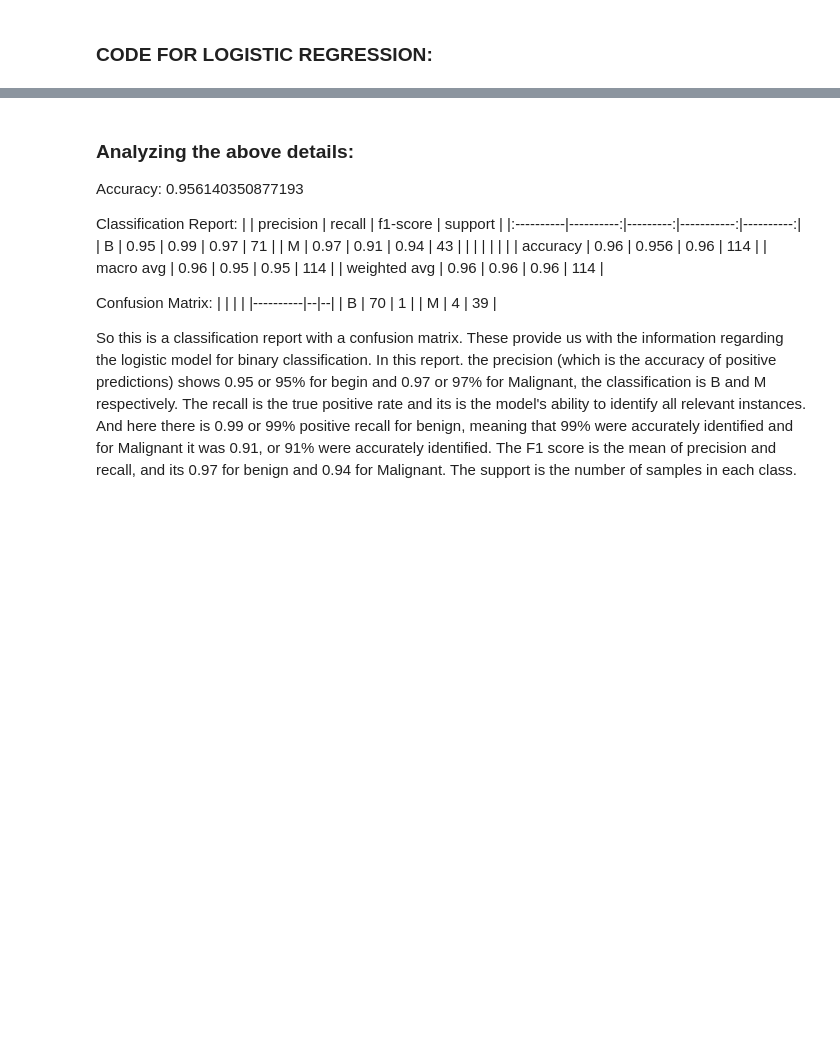
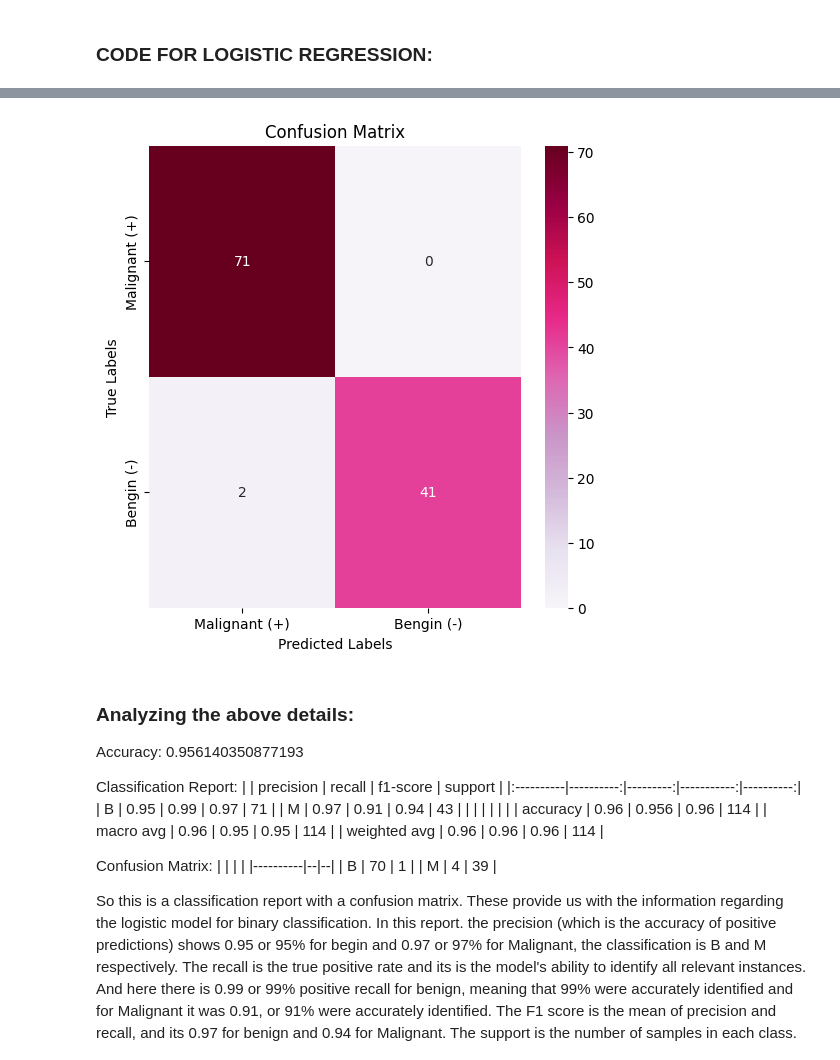
Before and after one commit to Kabhatt/Machine-Learning-Analysis-of-Breast-Cancer-Data, a Jupyter notebook: cancer-1.ipynb, the cells around one changed output, grey strips where cells are left out. Drawn from its saved outputs; the diff is of its cells as text; code cells hidden in the pictures; blank space fills up the shorter version.

```diff
--- a/cancer-1.ipynb
+++ b/cancer-1.ipynb
@@ -255,14 +214,14 @@ import matplotlib.pyplot as plt
 import seaborn as sns
 
 ### This line of code only allows integers and floats to be selected in our data.
-data = data.select_dtypes(include=['int64', 'float64'])
+dat = data.select_dtypes(include=['int64', 'float64'])
 
 ### we will first create a figure that will give us more control about the figure properties such as height and weight. We can use the second command
 ### like sns.heatmap but the figure would not be clean and it would over lap.
 fig, ax = plt.subplots(figsize=(20, 20))
 
 ### we changed the decimal places to two by using fmt='.2f' instead of fmt='.1f'
-sns.heatmap(data.corr(), cbar=True, fmt='.2f', annot=True,cmap="OrRd")
+sns.heatmap(dat.corr(), cbar=True, fmt='.2f', annot=True,cmap="OrRd")
 ax.set_title("Heat Map for Cancer Data", fontsize = 22)
 # %% [output]
 Text(0.5, 1.0, 'Heat Map for Cancer Data')
@@ -353,0 +287,24 @@ Please also refer to the documentation for alternative solver options:
+# %%
+from sklearn.linear_model import LogisticRegression
+
+# Assuming 'X_train' and 'y_train' are your training data
+model = LogisticRegression(C=0.2, max_iter=500)
+
+# Fit the logistic regression model to the training data
+model.fit(X_train, y_train)
+
+# Now the model is trained and you can use it for predictions
+y_pred = model.predict(X_test)
+
+# You can evaluate the model's performance using various metrics
+from sklearn.metrics import accuracy_score, classification_report, confusion_matrix
+
+accuracy = accuracy_score(y_test, y_pred)
+report = classification_report(y_test, y_pred)
+confusion = confusion_matrix(y_test, y_pred)
+
+print(f"Accuracy: {accuracy}")
+print("Classification Report:")
+print(report)
+print("Confusion Matrix:")
+print(confusion)
@@ -354,3 +326,16 @@ Please also refer to the documentation for alternative solver options:
+# %%
+import matplotlib.pyplot as plt
+import seaborn as sns
+from sklearn.metrics import confusion_matrix, ConfusionMatrixDisplay
+confusion_mat = confusion_matrix(y_test, y_pred)
+plt.figure(figsize=(6, 6))
+sns.heatmap(confusion_mat, annot=True, fmt='d', cmap='PuRd', xticklabels=['Malignant (+)', 'Bengin (-)'], yticklabels=['Malignant (+)', 'Bengin (-)'])
+plt.title('Confusion Matrix')
+plt.xlabel('Predicted Labels')
+plt.ylabel('True Labels')
+plt.show()
+# %% [output]
+[figure, added]
 # %% [markdown]
 ### Analyzing the above details:
 
```
Also changed, not shown: parts of 17 cells of this notebook.
